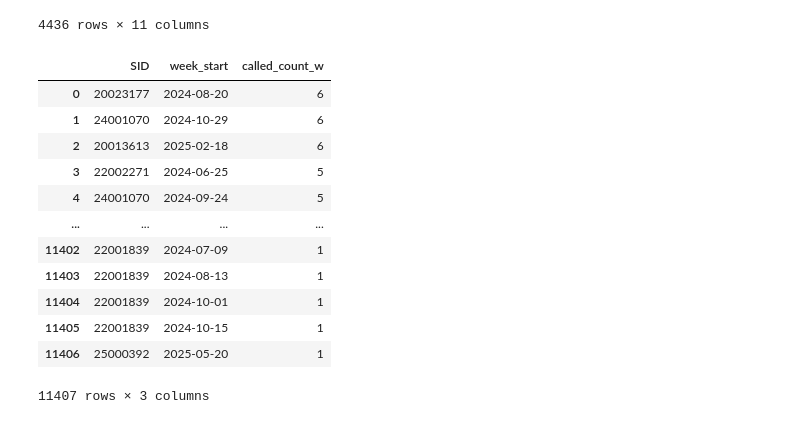
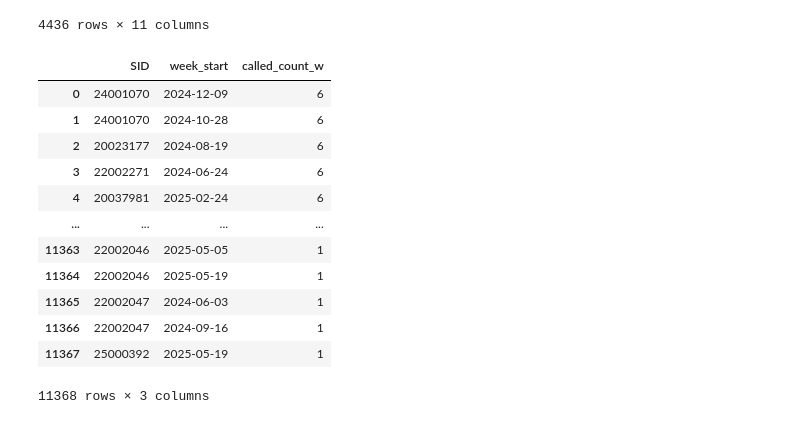
Before and after one commit to tthvan/student-dropout-analysis, a Jupyter notebook: notebooks/weekly_manipulation.ipynb, the cells around one changed output. Cells and saved outputs as stored; diff of their text form; code cells hidden in the pictures.

```diff
--- a/notebooks/weekly_manipulation.ipynb
+++ b/notebooks/weekly_manipulation.ipynb
@@ -260,43 +260,43 @@ def parse_dd_mm_list_to_weeks(s, start_year=2024):
         return []
     parts = [p.strip() for p in str(s).split(",") if p.strip()]
     dts = pd.to_datetime(parts, format="%d/%m", errors="coerce", dayfirst=True)
     out = []
     for dt in dts:
         if pd.isna(dt):
             continue
         m = int(dt.month)
         y = start_year if 6 <= m <= 12 else start_year + 1
         d = pd.Timestamp(year=y, month=int(dt.month), day=int(dt.day))
-        out.append(pd.Period(d, freq="W-MON").start_time)
+        out.append(pd.Period(d, freq="W-SUN").start_time)
     return out
 
 # Build (SID, week_start) -> called_count_w ON THE FLY (no permanent table)
 rows = []
 for sid, s in engagement[["SID", "Successful"]].itertuples(index=False):
     for ws in parse_dd_mm_list_to_weeks(s):
         rows.append((sid, ws))
 
 if rows:
     called_counts = (pd.DataFrame(rows, columns=["SID", "week_start"])
                      .value_counts()
                      .rename("called_count_w")
                      .reset_index())
 else:
     called_counts = pd.DataFrame(columns=["SID", "week_start", "called_count_w"])
 
 
 called_counts
 # %% [output]
 |  | SID | week_start | called_count_w |
-| 0 | 20023177 | 2024-08-20 | 6 |
-| 1 | 24001070 | 2024-10-29 | 6 |
-| 2 | 20013613 | 2025-02-18 | 6 |
-| 3 | 22002271 | 2024-06-25 | 5 |
-| 4 | 24001070 | 2024-09-24 | 5 |
+| 0 | 24001070 | 2024-12-09 | 6 |
+| 1 | 24001070 | 2024-10-28 | 6 |
+| 2 | 20023177 | 2024-08-19 | 6 |
+| 3 | 22002271 | 2024-06-24 | 6 |
+| 4 | 20037981 | 2025-02-24 | 6 |
 | ... | ... | ... | ... |
-| 11402 | 22001839 | 2024-07-09 | 1 |
-| 11403 | 22001839 | 2024-08-13 | 1 |
-| 11404 | 22001839 | 2024-10-01 | 1 |
-| 11405 | 22001839 | 2024-10-15 | 1 |
-| 11406 | 25000392 | 2025-05-20 | 1 |
+| 11363 | 22002046 | 2025-05-05 | 1 |
+| 11364 | 22002046 | 2025-05-19 | 1 |
+| 11365 | 22002047 | 2024-06-03 | 1 |
+| 11366 | 22002047 | 2024-09-16 | 1 |
+| 11367 | 25000392 | 2025-05-19 | 1 |
-11407 rows × 3 columns
+11368 rows × 3 columns
```
Also changed, not shown: parts of 3 cells of this notebook, 1 other file.
